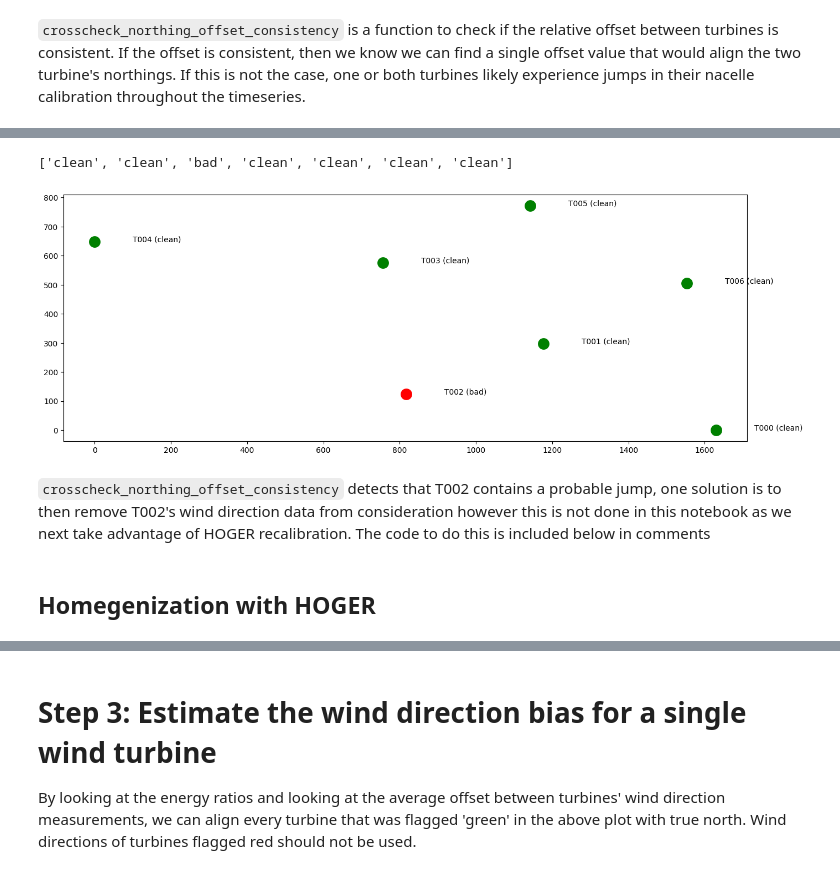
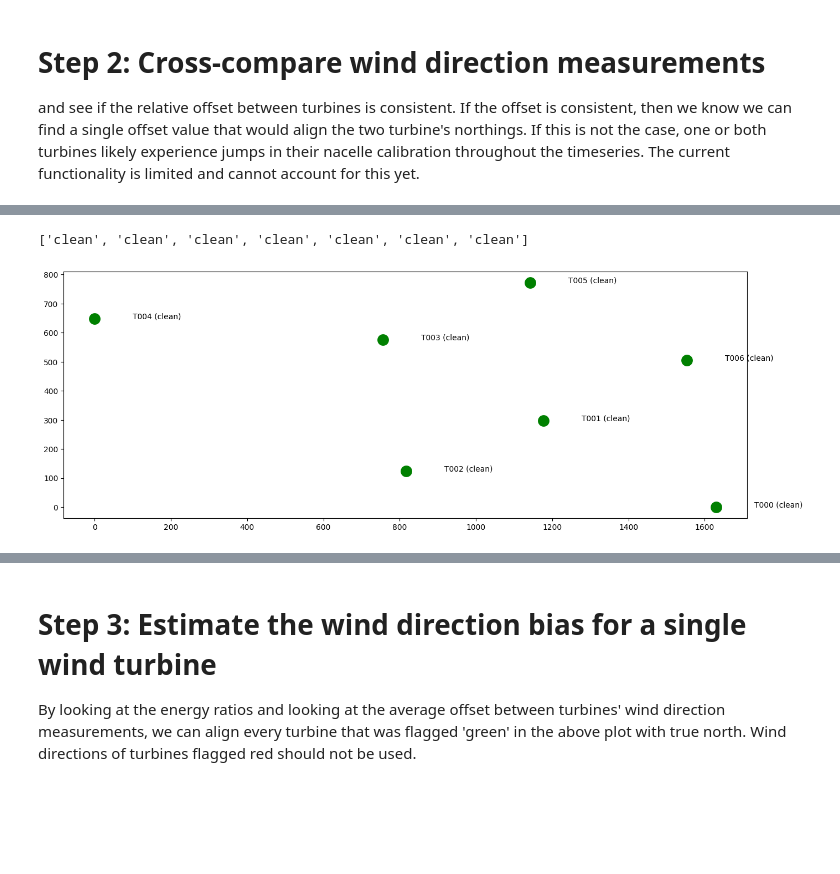
Before and after one commit to NREL/flasc, a Jupyter notebook: examples_artificial_data/01_raw_data_processing/01_northing_calibration.ipynb, the cells around one changed output, grey strips where cells are left out. Saved outputs shown, nothing was run; the diff lists cells and outputs as text; code cells hidden in the pictures; blank space fills up the shorter version.

```diff
--- a/examples_artificial_data/01_raw_data_processing/01_northing_calibration.ipynb
+++ b/examples_artificial_data/01_raw_data_processing/01_northing_calibration.ipynb
@@ -119,10 +29,0 @@ Add to the data two types of northing calibration error:
-# %%
-df_scada["wd_001"] = wrap_360(
-    30.0 + wind_directions + np.random.normal(0, 0.5, wind_directions.shape)
-)
-
-mid_point = int(len(wind_directions) / 2)
-wd_change = wind_directions + np.random.normal(0, 0.5, wind_directions.shape)
-wd_change[mid_point:] = wd_change[mid_point:] + 30
-wd_change = wrap_360(wd_change)
-df_scada["wd_002"] = wd_change
@@ -158,0 +33,19 @@ df_fm_approx = ftools.calc_floris_approx_table(
+# %%
+def load_data():
+    root_path = os.getcwd()
+    f = os.path.join(root_path, "postprocessed", "df_scada_600s_wspowfiltered.pkl")
+    df_scada = pd.read_pickle(f)
+
+    # # Optionally: downsample to [x] minute averages to speed up things
+    # cols_angular = [c for c in df_scada if (("wd_" in c) or ("yaw_" in c))]
+    # df_scada = fto.df_downsample(
+    #     df_scada,
+    #     cols_angular=cols_angular,
+    #     window_width=td(seconds=600),
+    # )
+
+    return df_scada
+
+
+df_scada_northing_uncalibrated = load_data()
+df_scada_northing_uncalibrated["ti"] = 0.06  # Assume a certain ambient turbulence intensity
@@ -159,11 +74,17 @@ df_fm_approx = ftools.calc_floris_approx_table(
 # %% [markdown]
-`crosscheck_northing_offset_consistency` is a function to check if the relative offset between turbines is consistent. If the offset is consistent, then we know we can find a single offset value that would align the two turbine's northings. If this is not the case, one or both turbines likely experience jumps in their nacelle calibration throughout the timeseries.
+# **Step 2**: Cross-compare wind direction measurements
+and see if the relative offset between turbines is consistent. If the offset is consistent, then we know we can find a single offset value that would align the two turbine's northings. If this is not the case, one or both turbines likely experience jumps in their nacelle calibration throughout the timeseries. The current functionality is limited and cannot account for this yet.
 # %%
 # Create a copy in which we mark the wd measurements of turbines with northing drift  as faulty
-df_scada_marked_faulty_northing_drift = df_scada.copy()
+df_scada_marked_faulty_northing_drift = df_scada_northing_uncalibrated.copy()
 
 turb_wd_consistency = nof.crosscheck_northing_offset_consistency(
-    df=df_scada_marked_faulty_northing_drift, fm=fm, plot_figure=True, bias_timestep=td(days=2)
+    df=df_scada_marked_faulty_northing_drift, fm=fm, plot_figure=True
 )
 print(turb_wd_consistency)
+
+# Mark wind direction measurements of turbines with inconsistent calibration as faulty
+faulty_turbines = [not s == "clean" for s in turb_wd_consistency]
+for ti in np.where(faulty_turbines)[0]:
+    df_scada_marked_faulty_northing_drift["wd_{:03d}".format(ti)] = np.nan
 # %% [output]
@@ -187,4 +108,2 @@ print(turb_wd_consistency)
-['clean', 'clean', 'bad', 'clean', 'clean', 'clean', 'clean']
+['clean', 'clean', 'clean', 'clean', 'clean', 'clean', 'clean']
-[figure, old version]
+[figure, new version]
-# %% [markdown]
-`crosscheck_northing_offset_consistency` detects that T002 contains a probable jump, one solution is to then remove T002's wind direction data from consideration however this is not done in this notebook as we next take advantage of HOGER recalibration.  The code to do this is included below in comments
@@ -196,2 +109,0 @@ print(turb_wd_consistency)
-# %% [markdown]
-## Homegenization with HOGER
```
Also changed, not shown: parts of 23 cells of this notebook.
